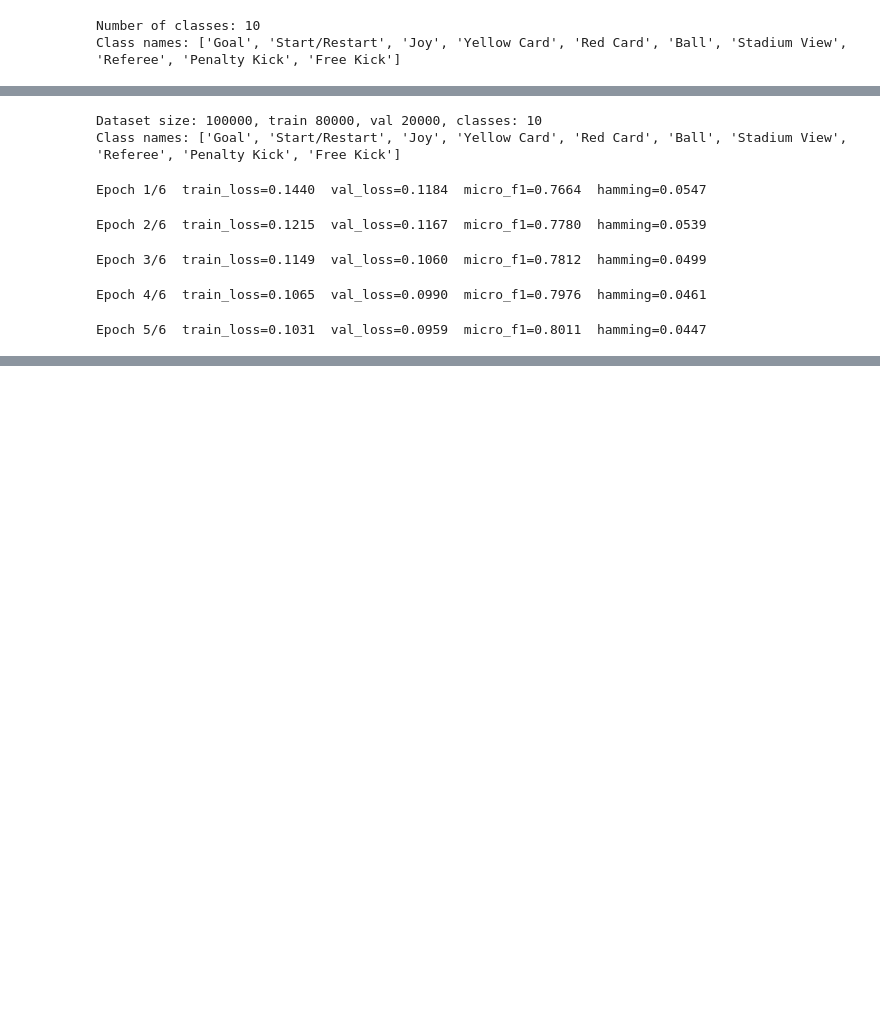
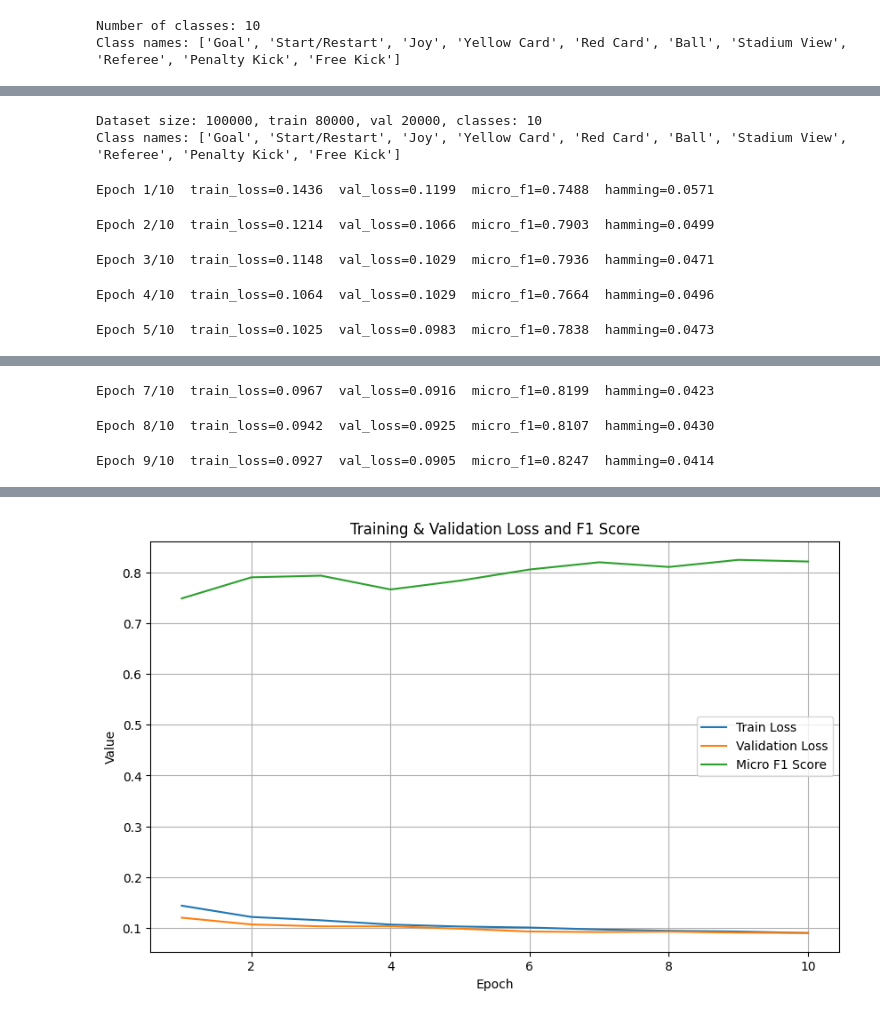
Before and after one commit to rhit-LEHMANCB/deep-learning-soccer-classification, a Jupyter notebook: soccer-classification.ipynb, the cells around one changed output, grey strips where cells are left out. Cells and saved outputs as stored; diff of their text form; code cells hidden in the pictures; blank space fills up the shorter version.

Commit message:
update to add more detailed metrics

```diff
--- a/soccer-classification.ipynb
+++ b/soccer-classification.ipynb
@@ -176,6 +176,9 @@ def train_multilabel_resnet(csv_file, img_base_dir, path_col, imgs,
 
     best_val_f1 = 0.0
     start = time()
+
+    train_losses, val_losses, f1_scores = [], [], []
+
     for epoch in range(1, epochs+1):
         model.train()
         running_loss = 0.0
@@ -214,6 +217,10 @@ def train_multilabel_resnet(csv_file, img_base_dir, path_col, imgs,
         epoch_train_loss = running_loss / len(train_set)
         micro_f1 = f1_score(all_true, all_pred, average='micro', zero_division=0)
         ham_loss = hamming_loss(all_true, all_pred)
+        train_losses.append(epoch_train_loss)
+        val_losses.append(val_loss)
+        f1_scores.append(micro_f1)
+
 
         print(f"Epoch {epoch}/{epochs}  train_loss={epoch_train_loss:.4f}  val_loss={val_loss:.4f}  micro_f1={micro_f1:.4f}  hamming={ham_loss:.4f}")
 
@@ -227,20 +234,34 @@ def train_multilabel_resnet(csv_file, img_base_dir, path_col, imgs,
 
     elapsed = time() - start
     print("Training finished. Elapsed (min):", round(elapsed/60,2), " Best val micro-F1:", best_val_f1)
+
+    # --- Plot training metrics ---
+    epochs_range = range(1, epochs + 1)
+    plt.figure(figsize=(10, 6))
+    plt.plot(epochs_range, train_losses, label='Train Loss')
+    plt.plot(epochs_range, val_losses, label='Validation Loss')
+    plt.plot(epochs_range, f1_scores, label='Micro F1 Score')
+    plt.xlabel('Epoch')
+    plt.ylabel('Value')
+    plt.title('Training & Validation Loss and F1 Score')
+    plt.legend()
+    plt.grid(True)
+    plt.show()
+
     return model, ds_full.label_cols
 
 # Example usage (adjust CSV path and image dir):
 model, class_names = train_multilabel_resnet(csv_file='./image_labels.csv',
                                              img_base_dir='./dataset',
                                              path_col='Image Number',
-                                             imgs=imgs, px=200, batch_size=32, epochs=6,
-                                             device='cuda:5', val_frac=0.2, threshold=0.5)
+                                             imgs=imgs, px=200, batch_size=32, epochs=10,
+                                             device='cuda:0', val_frac=0.2, threshold=0.5)
 # ...existing code...
 # %% [output]
 Dataset size: 100000, train 80000, val 20000, classes: 10
 Class names: ['Goal', 'Start/Restart', 'Joy', 'Yellow Card', 'Red Card', 'Ball', 'Stadium View', 'Referee', 'Penalty Kick', 'Free Kick']
-Epoch 1/6  train_loss=0.1440  val_loss=0.1184  micro_f1=0.7664  hamming=0.0547
+Epoch 1/10  train_loss=0.1436  val_loss=0.1199  micro_f1=0.7488  hamming=0.0571
-Epoch 2/6  train_loss=0.1215  val_loss=0.1167  micro_f1=0.7780  hamming=0.0539
+Epoch 2/10  train_loss=0.1214  val_loss=0.1066  micro_f1=0.7903  hamming=0.0499
-Epoch 3/6  train_loss=0.1149  val_loss=0.1060  micro_f1=0.7812  hamming=0.0499
+Epoch 3/10  train_loss=0.1148  val_loss=0.1029  micro_f1=0.7936  hamming=0.0471
-Epoch 4/6  train_loss=0.1065  val_loss=0.0990  micro_f1=0.7976  hamming=0.0461
+Epoch 4/10  train_loss=0.1064  val_loss=0.1029  micro_f1=0.7664  hamming=0.0496
-Epoch 5/6  train_loss=0.1031  val_loss=0.0959  micro_f1=0.8011  hamming=0.0447
+Epoch 5/10  train_loss=0.1025  val_loss=0.0983  micro_f1=0.7838  hamming=0.0473
@@ -248,0 +269,3 @@ Training finished. Elapsed (min): 34.74  Best val micro-F1: 0.815250005245599
+Epoch 7/10  train_loss=0.0967  val_loss=0.0916  micro_f1=0.8199  hamming=0.0423
+Epoch 8/10  train_loss=0.0942  val_loss=0.0925  micro_f1=0.8107  hamming=0.0430
+Epoch 9/10  train_loss=0.0927  val_loss=0.0905  micro_f1=0.8247  hamming=0.0414
@@ -249 +274,2 @@ Training finished. Elapsed (min): 34.74  Best val micro-F1: 0.815250005245599
+[figure, added]
 # %%
```
Also changed, not shown: parts of 3 cells of this notebook, 2 other files.
